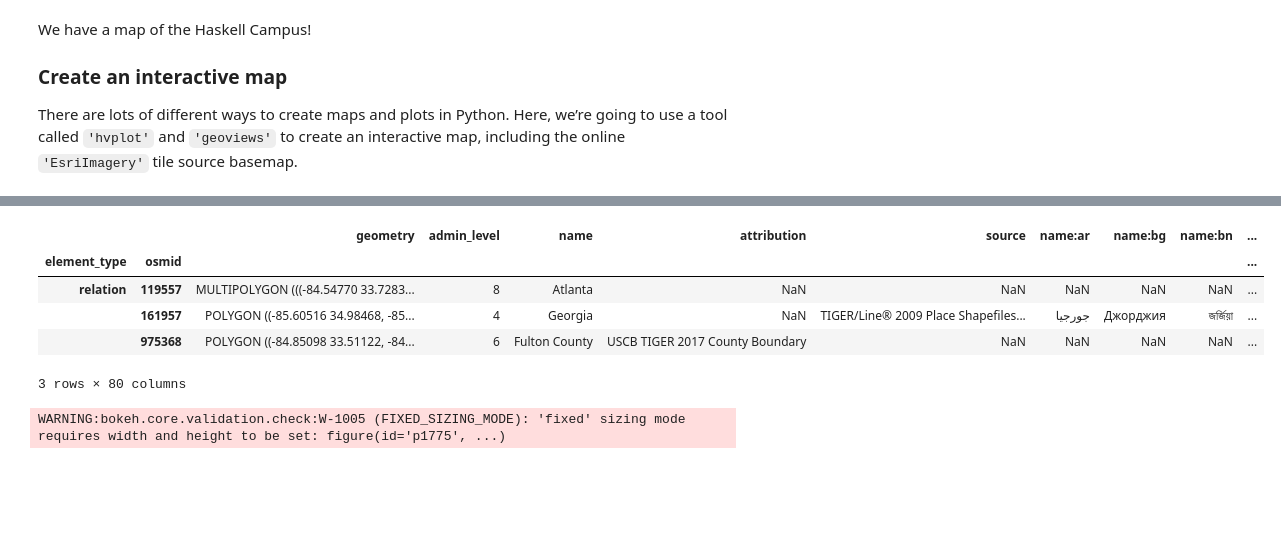
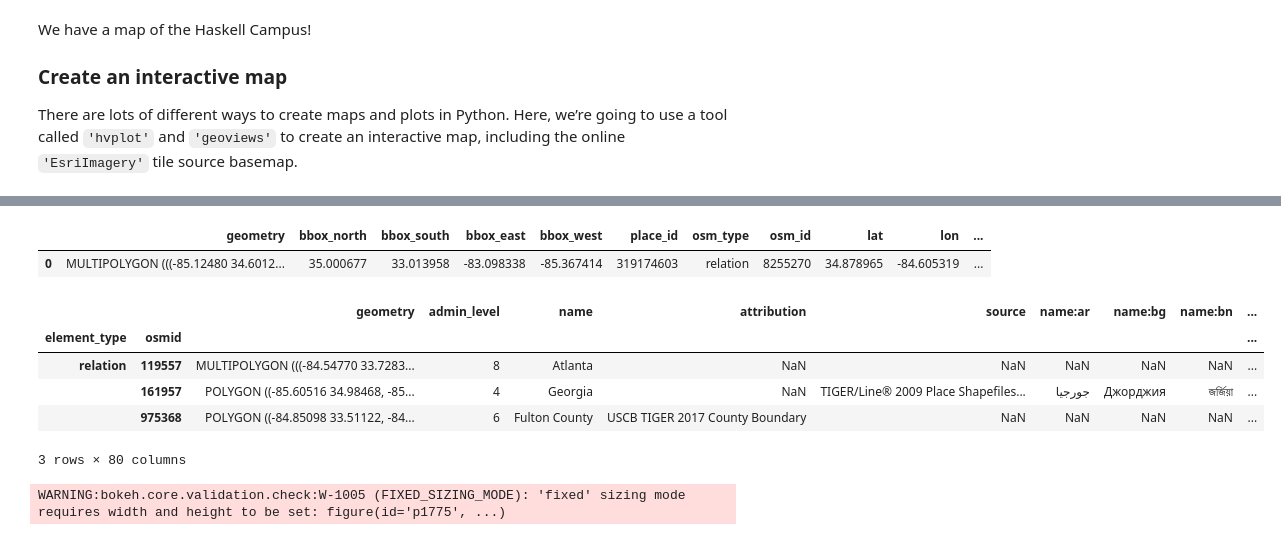
Before and after one commit to tjboyer13/Map, a Jupyter notebook: first-map.ipynb, the cells around one changed output, grey strips where cells are left out. Drawn from its saved outputs; the diff is of its cells as text; code cells hidden in the pictures; blank space fills up the shorter version.

```diff
--- a/first-map.ipynb
+++ b/first-map.ipynb
@@ -94,18 +94,33 @@ haskell_map
 WARNING:bokeh.core.validation.check:W-1005 (FIXED_SIZING_MODE): 'fixed' sizing mode requires width and height to be set: figure(id='p1218', ...)
 [interactive output not drawn]
 # %%
-# Search for Land Between the Lakes NRA
-atl_gdf = osm.features_from_address(
-    'Atlanta',
-    {'boundary': ['administrative']})
-atl_gdf
+import osmnx as ox
+
+# Search for the Chattahoochee-Oconee National Forest
+query = "Chattahoochee-Oconee National Forest, Georgia, USA"
+forest = ox.geocode_to_gdf(query)
+# Search for Chattahoochee-Oconee National Forest
+# CHF_gdf = osm.features_from_address(
+# 'Chattahoochee-Oconee National Forest, Georgia, USA',
+# {'boundary': ['protected_area']})
+# CHF_gdf
+forest
 # %% [output]
-|  |  | geometry | admin_level | name | attribution | source | name:ar | name:bg | name:bn | ... |
-| element_type | osmid |  |  |  |  |  |  |  |  | ... |
-| relation | 119557 | MULTIPOLYGON (((-84.54770 33.7283... | 8 | Atlanta | NaN | NaN | NaN | NaN | NaN | ... |
-|  | 161957 | POLYGON ((-85.60516 34.98468, -85... | 4 | Georgia | NaN | TIGER/Line® 2009 Place Shapefiles... | جورجيا | Джорджия | জর্জিয়া | ... |
-|  | 975368 | POLYGON ((-84.85098 33.51122, -84... | 6 | Fulton County | USCB TIGER 2017 County Boundary | NaN | NaN | NaN | NaN | ... |
+|  | geometry | bbox_north | bbox_south | bbox_east | bbox_west | place_id | osm_type | osm_id | lat | lon | ... |
+| 0 | MULTIPOLYGON (((-85.12480 34.6012... | 35.000677 | 33.013958 | -83.098338 | -85.367414 | 319174603 | relation | 8255270 | 34.878965 | -84.605319 | ... |
-3 rows × 80 columns
+# %%
+# Search for Atlanta, Ga
+atl_gdf = osm.features_from_address(
+  'Atlanta, Georgia, USA',
+  {'boundary': ['administrative']})
+atl_gdf
+# %% [output]
+|  |  | geometry | admin_level | name | attribution | source | name:ar | name:bg | name:bn | ... |
+| element_type | osmid |  |  |  |  |  |  |  |  | ... |
+| relation | 119557 | MULTIPOLYGON (((-84.54770 33.7283... | 8 | Atlanta | NaN | NaN | NaN | NaN | NaN | ... |
+|  | 161957 | POLYGON ((-85.60516 34.98468, -85... | 4 | Georgia | NaN | TIGER/Line® 2009 Place Shapefiles... | جورجيا | Джорджия | জর্জিয়া | ... |
+|  | 975368 | POLYGON ((-84.85098 33.51122, -84... | 6 | Fulton County | USCB TIGER 2017 County Boundary | NaN | NaN | NaN | NaN | ... |
+3 rows × 80 columns
 # %%
 # Plot Atlanta boundary
 Atl_map = atl_gdf.reset_index().hvplot(
```
Also changed, not shown: parts of 2 cells of this notebook, 11 other files.
